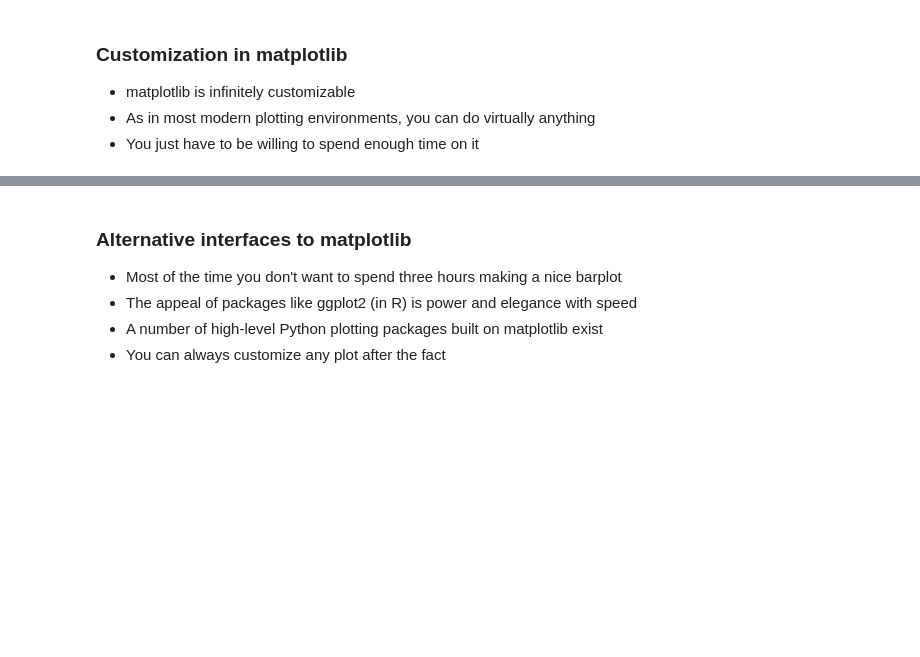
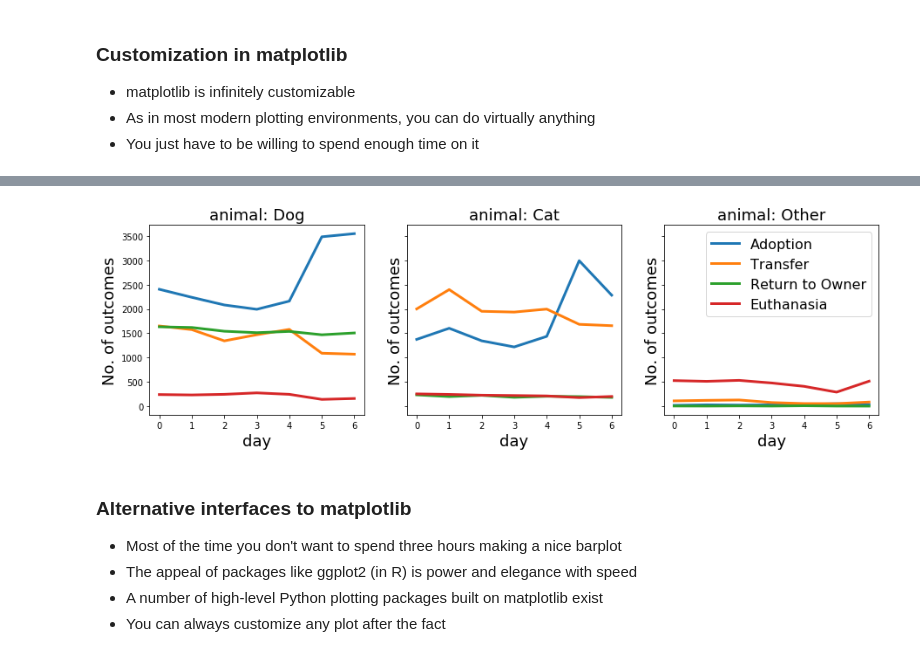
Before and after one commit to tyarkoni/SSI2018, a Jupyter notebook: notebooks/Day 3 - Exploring and analyzing data in Python.ipynb, the cells around one changed output, grey strips where cells are left out. Cells and saved outputs as stored; diff of their text form; code cells hidden in the pictures; blank space fills up the shorter version.

```diff
--- a/notebooks/Day 3 - Exploring and analyzing data in Python.ipynb
+++ b/notebooks/Day 3 - Exploring and analyzing data in Python.ipynb
@@ -268,11 +387,13 @@ def plot_outcomes_by_time(data, unit='hour', min_unit=None, max_unit=None,
 # %%
 # Now we can flexibly call our custom plotter
 
 # Plot outcome counts by hour, paneling by animal
-plot_outcomes_by_time(data, animal=['Cat'], unit='hour', panel='year')
+# plot_outcomes_by_time(data, animal=['Cat'], unit='hour', panel='year')
 
 # Plot outcome counts by day of week, only for dogs, paneling by year
-# plot_outcomes_by_time(data, animal=['Dog'], unit='day', panel='year')
+plot_outcomes_by_time(data, animal=['Dog', 'Cat', 'Other'], unit='day', panel='animal')
+# %% [output]
+[figure, added]
 # %% [markdown]
 ### Alternative interfaces to matplotlib
 * Most of the time you don't want to spend three hours making a nice barplot
```
Also changed, not shown: parts of 31 cells of this notebook, 1 other file.
